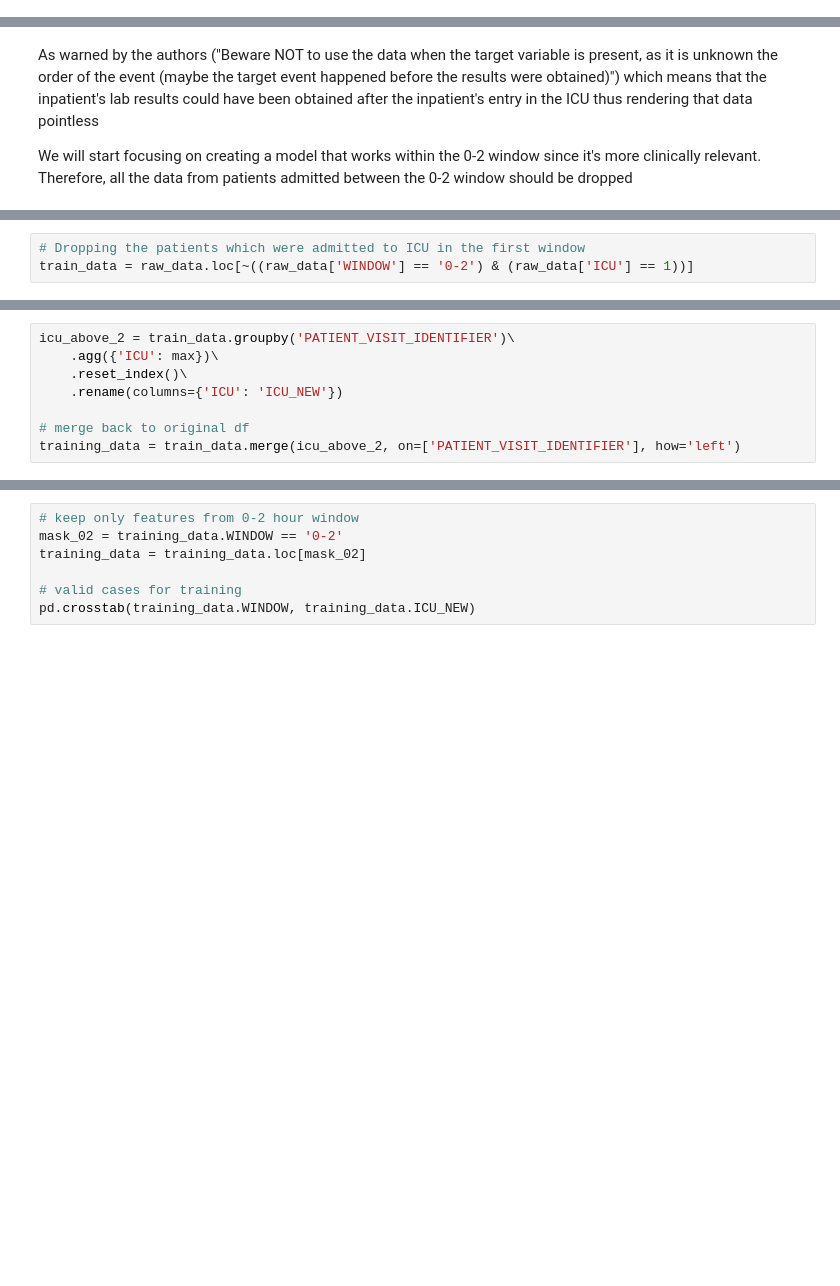
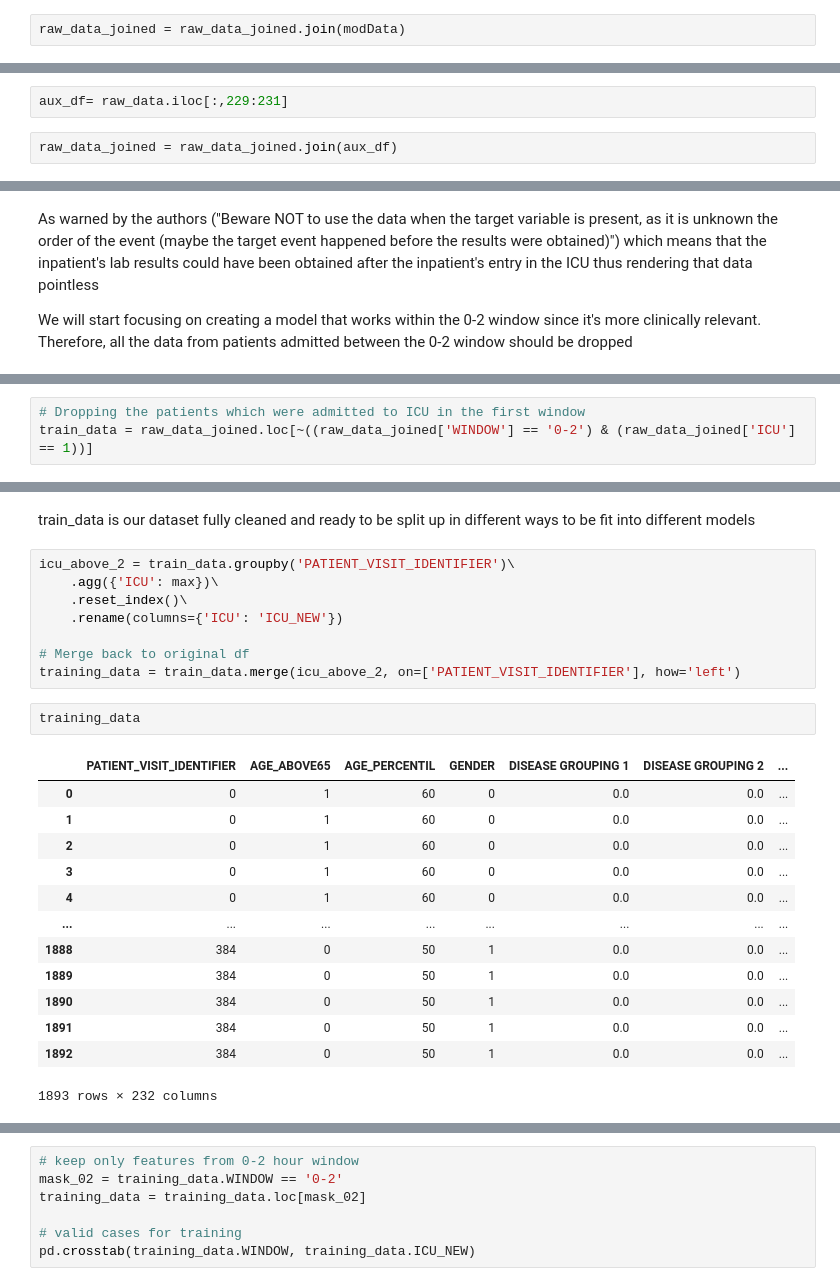
Before and after one commit to gthecrack/COVID-predictions, a Jupyter notebook: Untitled.ipynb, the cells around one changed output, grey strips where cells are left out. Cells and saved outputs as stored; diff of their text form; blank space fills up the shorter version.

Commit message:
Various models

```diff
--- a/Untitled.ipynb
+++ b/Untitled.ipynb
@@ -241,0 +294,2 @@ raw_data.sort_values(by=['PATIENT_VISIT_IDENTIFIER', 'WINDOW'])
+# %%
+raw_data_joined = raw_data_joined.join(modData)
@@ -241,0 +305,4 @@ raw_data.sort_values(by=['PATIENT_VISIT_IDENTIFIER', 'WINDOW'])
+# %%
+aux_df= raw_data.iloc[:,229:231]
+# %%
+raw_data_joined = raw_data_joined.join(aux_df)
@@ -256,4 +336,4 @@ pd.crosstab(raw_data.WINDOW, raw_data.ICU)
 | ABOVE_12 | 190 | 195 |
 # %%
 # Dropping the patients which were admitted to ICU in the first window
-train_data = raw_data.loc[~((raw_data['WINDOW'] == '0-2') & (raw_data['ICU'] == 1))]
+train_data = raw_data_joined.loc[~((raw_data_joined['WINDOW'] == '0-2') & (raw_data_joined['ICU'] == 1))]
@@ -262,9 +356,27 @@ train_data = raw_data.loc[~((raw_data['WINDOW'] == '0-2') & (raw_data['ICU'] ==
+# %% [markdown]
+train_data is our dataset fully cleaned and ready to be split up in different ways to be fit into different models
 # %%
 icu_above_2 = train_data.groupby('PATIENT_VISIT_IDENTIFIER')\
     .agg({'ICU': max})\
     .reset_index()\
     .rename(columns={'ICU': 'ICU_NEW'})
 
-# merge back to original df
+# Merge back to original df
 training_data = train_data.merge(icu_above_2, on=['PATIENT_VISIT_IDENTIFIER'], how='left')
+# %%
+training_data
+# %% [output]
+|  | PATIENT_VISIT_IDENTIFIER | AGE_ABOVE65 | AGE_PERCENTIL | GENDER | DISEASE GROUPING 1 | DISEASE GROUPING 2 | ... |
+| 0 | 0 | 1 | 60 | 0 | 0.0 | 0.0 | ... |
+| 1 | 0 | 1 | 60 | 0 | 0.0 | 0.0 | ... |
+| 2 | 0 | 1 | 60 | 0 | 0.0 | 0.0 | ... |
+| 3 | 0 | 1 | 60 | 0 | 0.0 | 0.0 | ... |
+| 4 | 0 | 1 | 60 | 0 | 0.0 | 0.0 | ... |
+| ... | ... | ... | ... | ... | ... | ... | ... |
+| 1888 | 384 | 0 | 50 | 1 | 0.0 | 0.0 | ... |
+| 1889 | 384 | 0 | 50 | 1 | 0.0 | 0.0 | ... |
+| 1890 | 384 | 0 | 50 | 1 | 0.0 | 0.0 | ... |
+| 1891 | 384 | 0 | 50 | 1 | 0.0 | 0.0 | ... |
+| 1892 | 384 | 0 | 50 | 1 | 0.0 | 0.0 | ... |
+1893 rows × 232 columns
 # %%
```
Also changed, not shown: parts of 32 cells of this notebook.
